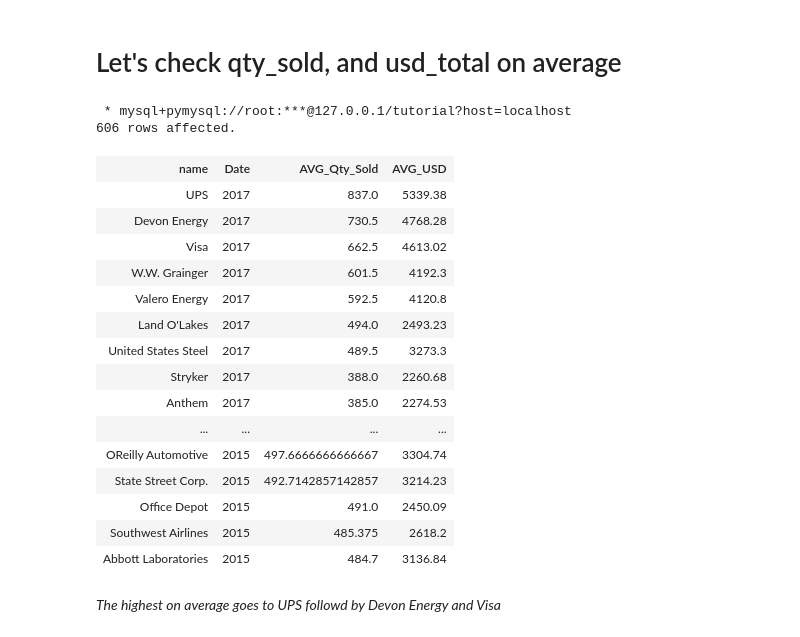
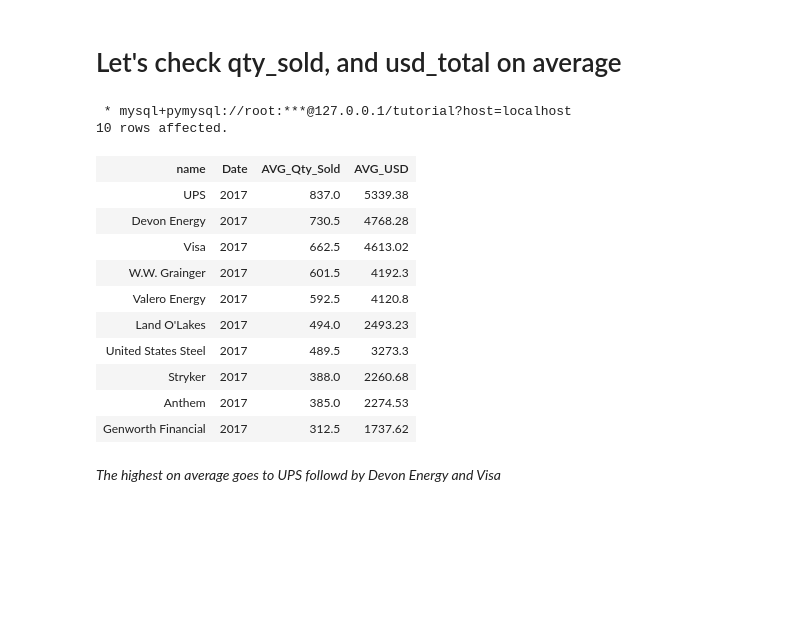
Before and after one commit to KhadijahMohamedAbd/SQL_Analysis_Project, a Jupyter notebook: SQL_Project.ipynb, the cells around one changed output. Saved outputs shown, nothing was run; the diff lists cells and outputs as text; code cells hidden in the pictures; blank space fills up the shorter version.

```diff
--- a/SQL_Project.ipynb
+++ b/SQL_Project.ipynb
@@ -478,36 +447,32 @@ WINDOW w AS (PARTITION BY name ORDER BY Day)
 # %%
 %%sql
 
 SELECT
     a.name,
     EXTRACT(YEAR FROM o.occurred_at) AS Date,
     AVG(o.total) AS AVG_Qty_Sold,
     ROUND(AVG(o.total_amt_usd), 2) AS AVG_USD
 FROM
     accounts AS a
         INNER JOIN
     orders AS o ON a.id = o.account_id
 GROUP BY 1 , 2
 ORDER BY 2 DESC , 3 DESC
+LIMIT 10;
 # %% [output]
  * mysql+pymysql://root:***@127.0.0.1/tutorial?host=localhost
-606 rows affected.
+10 rows affected.
 | name | Date | AVG_Qty_Sold | AVG_USD |
 | UPS | 2017 | 837.0 | 5339.38 |
 | Devon Energy | 2017 | 730.5 | 4768.28 |
 | Visa | 2017 | 662.5 | 4613.02 |
 | W.W. Grainger | 2017 | 601.5 | 4192.3 |
 | Valero Energy | 2017 | 592.5 | 4120.8 |
 | Land O'Lakes | 2017 | 494.0 | 2493.23 |
 | United States Steel | 2017 | 489.5 | 3273.3 |
 | Stryker | 2017 | 388.0 | 2260.68 |
 | Anthem | 2017 | 385.0 | 2274.53 |
-| ... | ... | ... | ... |
-| OReilly Automotive | 2015 | 497.6666666666667 | 3304.74 |
-| State Street Corp. | 2015 | 492.7142857142857 | 3214.23 |
-| Office Depot | 2015 | 491.0 | 2450.09 |
-| Southwest Airlines | 2015 | 485.375 | 2618.2 |
-| Abbott Laboratories | 2015 | 484.7 | 3136.84 |
+| Genworth Financial | 2017 | 312.5 | 1737.62 |
 # %% [markdown]
 *The highest on average goes to UPS followd by Devon Energy and Visa*
 # %% [markdown]
```
Also changed, not shown: parts of 11 cells of this notebook.
